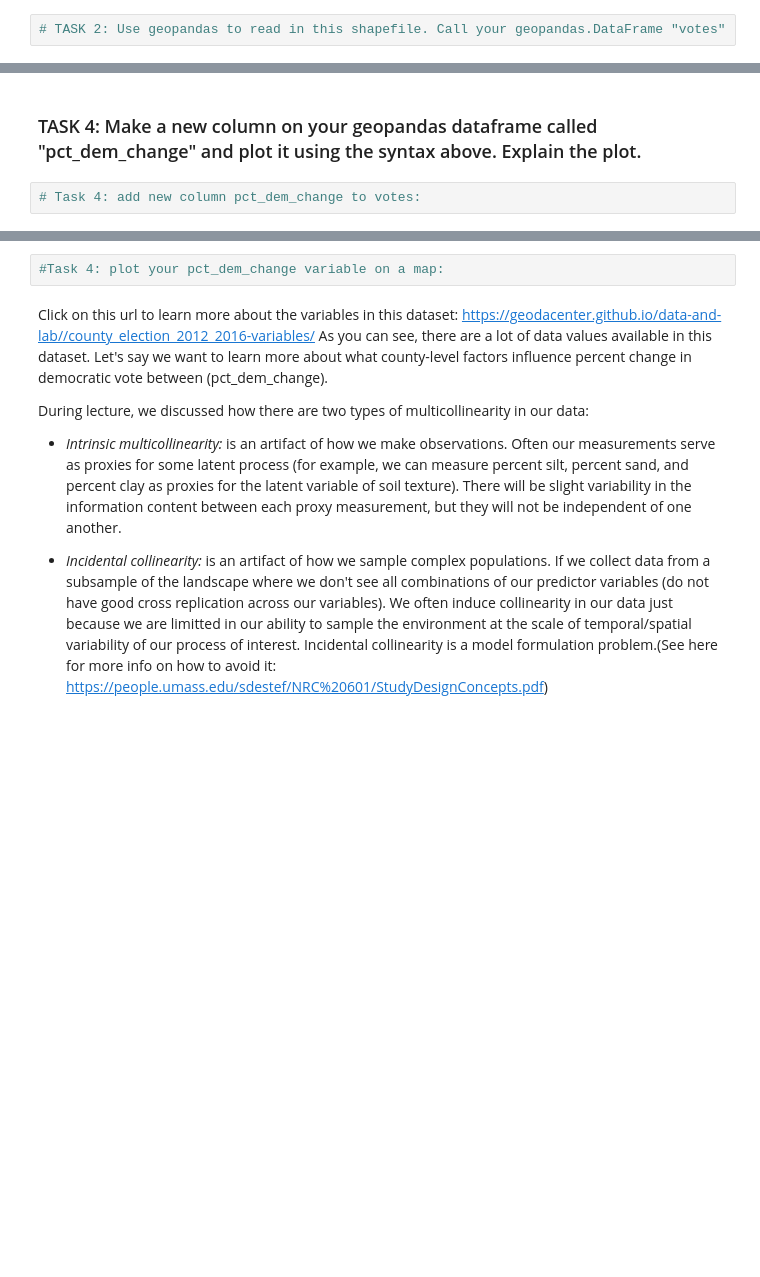
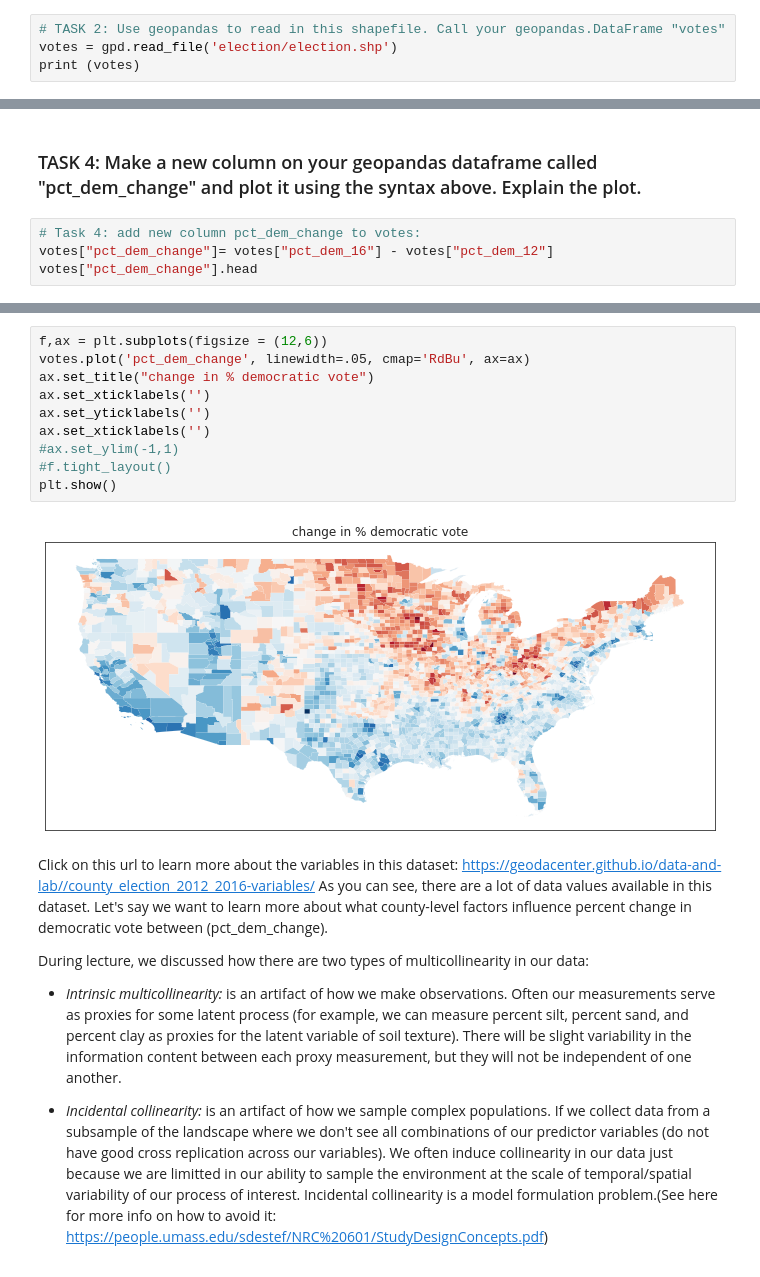
Before and after one commit to meperra/EnvDatSci22, a Jupyter notebook: CodeSprints/multicollinearity_methods.ipynb, the cells around one changed output, grey strips where cells are left out. Cells and saved outputs as stored; diff of their text form; blank space fills up the shorter version.

```diff
--- a/CodeSprints/multicollinearity_methods.ipynb
+++ b/CodeSprints/multicollinearity_methods.ipynb
@@ -72,3 +106,5 @@ import urllib.request
 ### TASK 2: Use geopandas to read in this shapefile. Call your geopandas.DataFrame "votes"
 # %%
 # TASK 2: Use geopandas to read in this shapefile. Call your geopandas.DataFrame "votes"
+votes = gpd.read_file('election/election.shp')
+print (votes)
@@ -119,3 +226,5 @@ plt.show()
 ### TASK 4: Make a new column on your geopandas dataframe called "pct_dem_change" and plot it using the syntax above. Explain the plot.
 # %%
 # Task 4: add new column pct_dem_change to votes:
+votes["pct_dem_change"]= votes["pct_dem_16"] - votes["pct_dem_12"]
+votes["pct_dem_change"].head
@@ -122,5 +244,15 @@ plt.show()
-# %%
-#Task 4: plot your pct_dem_change variable on a map:
+# %%
+f,ax = plt.subplots(figsize = (12,6))
+votes.plot('pct_dem_change', linewidth=.05, cmap='RdBu', ax=ax)
+ax.set_title("change in % democratic vote")
+ax.set_xticklabels('')
+ax.set_yticklabels('')
+ax.set_xticklabels('')
+#ax.set_ylim(-1,1)
+#f.tight_layout()
+plt.show()
+# %% [output]
+[figure, added]
 # %% [markdown]
 Click on this url to learn more about the variables in this dataset: https://geodacenter.github.io/data-and-lab//county_election_2012_2016-variables/
 As you can see, there are a lot of data values available in this dataset. Let's say we want to learn more about what county-level factors influence percent change in democratic vote between (pct_dem_change).
```
Also changed, not shown: parts of 21 cells of this notebook.
